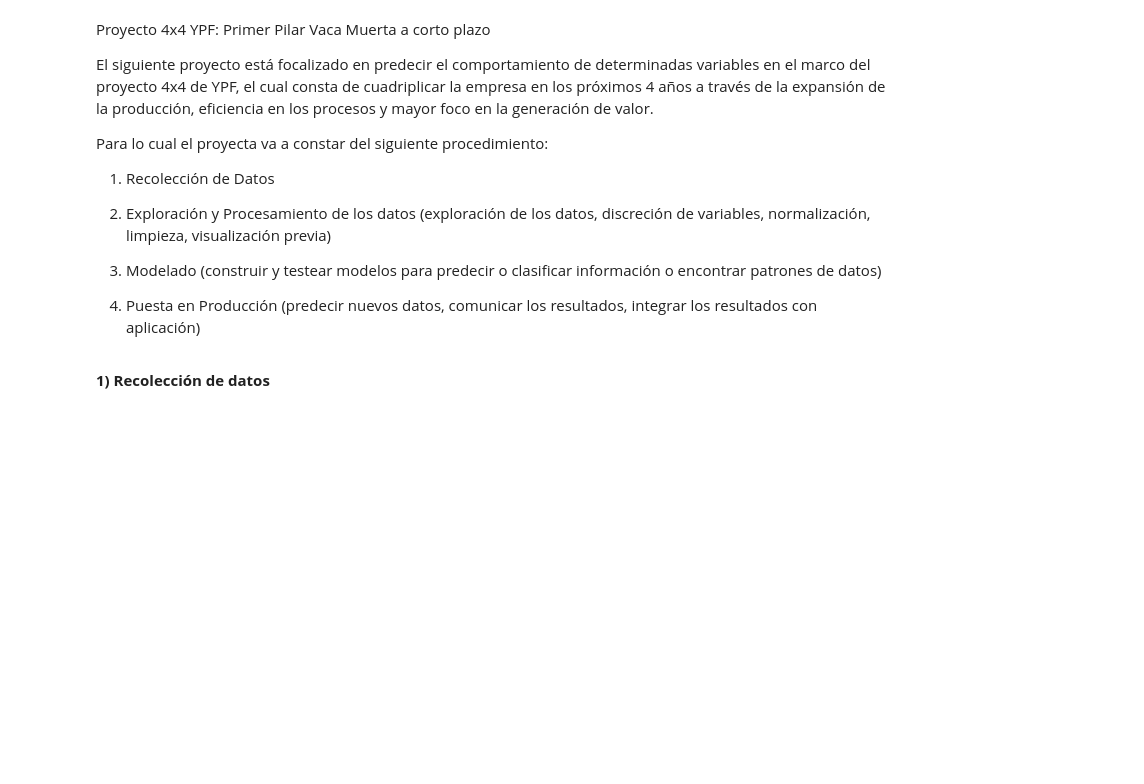
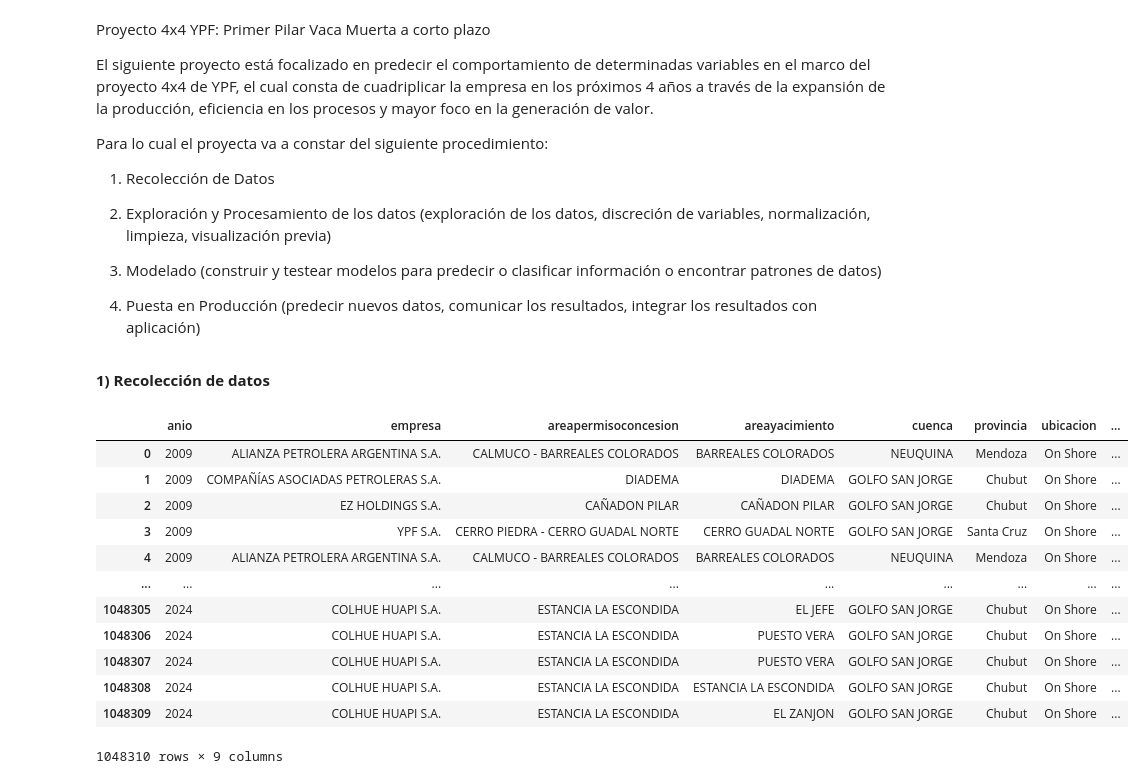
Before and after one commit to antonellafontanetto/DataScience-Entregas, a Jupyter notebook: Proyecto_YPF_4x4_AntoV2.ipynb, the cells around one changed output. Saved outputs shown, nothing was run; the diff lists cells and outputs as text; code cells hidden in the pictures; blank space fills up the shorter version.

```diff
--- a/Proyecto_YPF_4x4_AntoV2.ipynb
+++ b/Proyecto_YPF_4x4_AntoV2.ipynb
@@ -24,7 +24,21 @@ import seaborn as sns
 from scipy import stats
 # %%
 #Cargo los datasets que vamos a utilizar en el proyecto
-produccion = pd.read_csv('/produccion.csv')
-pozosterminados = pd.read_csv('/pozosterminados.csv')
-productoselaborados = pd.read_csv('/productoselaborados.csv')
-volumenesdetransporte = pd.read_csv('/volumnenesdetransporte.csv')
+produccion = pd.read_csv('/content/produccion.csv', usecols=['anio','empresa','tipopozo','tipoestado','prod_gas','prod_pet','profundidad','areayacimiento','cuenca','provincia','tipo_de_recurso','sub_tipo_recurso'])
+pozosterminados = pd.read_csv('/content/pozosterminados.csv', usecols=['anio','empresa','areapermisoconcesion','areayacimiento','cuenca','provincia','ubicacion','tipodepozoterminado','concepto'])
+produccion
+pozosterminados
+# %% [output]
+|  | anio | empresa | areapermisoconcesion | areayacimiento | cuenca | provincia | ubicacion | ... |
+| 0 | 2009 | ALIANZA PETROLERA ARGENTINA S.A. | CALMUCO - BARREALES COLORADOS | BARREALES COLORADOS | NEUQUINA | Mendoza | On Shore | ... |
+| 1 | 2009 | COMPAÑÍAS ASOCIADAS PETROLERAS S.A. | DIADEMA | DIADEMA | GOLFO SAN JORGE | Chubut | On Shore | ... |
+| 2 | 2009 | EZ HOLDINGS S.A. | CAÑADON PILAR | CAÑADON PILAR | GOLFO SAN JORGE | Chubut | On Shore | ... |
+| 3 | 2009 | YPF S.A. | CERRO PIEDRA - CERRO GUADAL NORTE | CERRO GUADAL NORTE | GOLFO SAN JORGE | Santa Cruz | On Shore | ... |
+| 4 | 2009 | ALIANZA PETROLERA ARGENTINA S.A. | CALMUCO - BARREALES COLORADOS | BARREALES COLORADOS | NEUQUINA | Mendoza | On Shore | ... |
+| ... | ... | ... | ... | ... | ... | ... | ... | ... |
+| 1048305 | 2024 | COLHUE HUAPI S.A. | ESTANCIA LA ESCONDIDA | EL JEFE | GOLFO SAN JORGE | Chubut | On Shore | ... |
+| 1048306 | 2024 | COLHUE HUAPI S.A. | ESTANCIA LA ESCONDIDA | PUESTO VERA | GOLFO SAN JORGE | Chubut | On Shore | ... |
+| 1048307 | 2024 | COLHUE HUAPI S.A. | ESTANCIA LA ESCONDIDA | PUESTO VERA | GOLFO SAN JORGE | Chubut | On Shore | ... |
+| 1048308 | 2024 | COLHUE HUAPI S.A. | ESTANCIA LA ESCONDIDA | ESTANCIA LA ESCONDIDA | GOLFO SAN JORGE | Chubut | On Shore | ... |
+| 1048309 | 2024 | COLHUE HUAPI S.A. | ESTANCIA LA ESCONDIDA | EL ZANJON | GOLFO SAN JORGE | Chubut | On Shore | ... |
+1048310 rows × 9 columns
```
Also changed, not shown: parts of 3 cells of this notebook.
